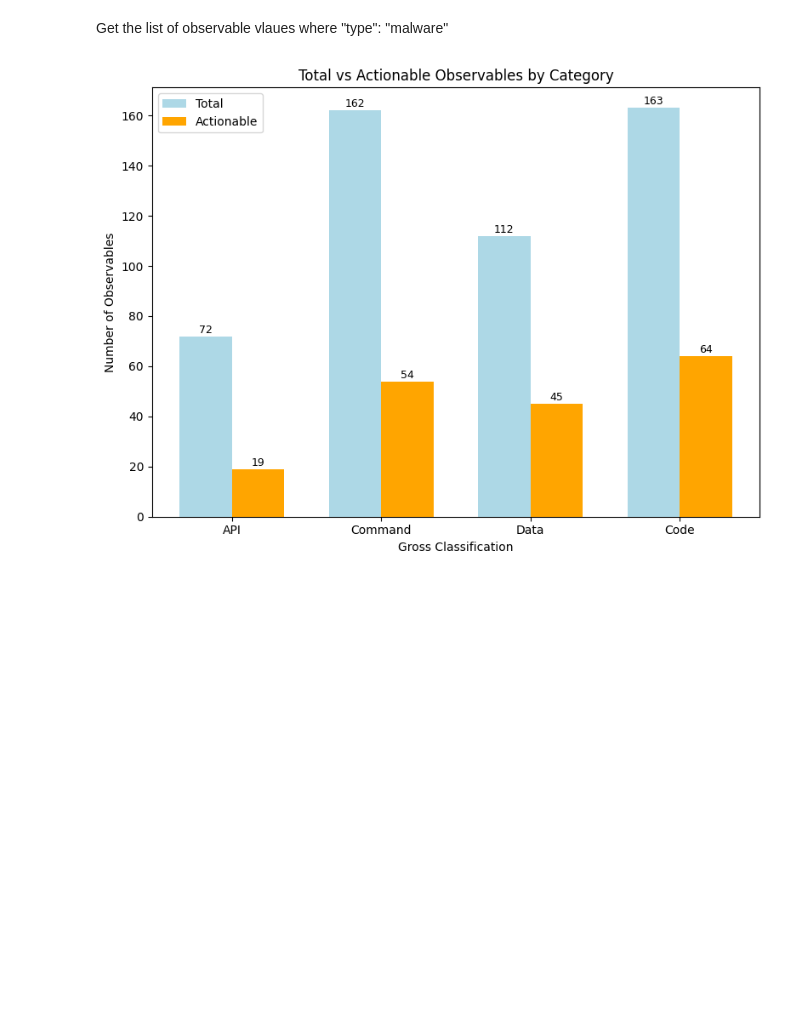
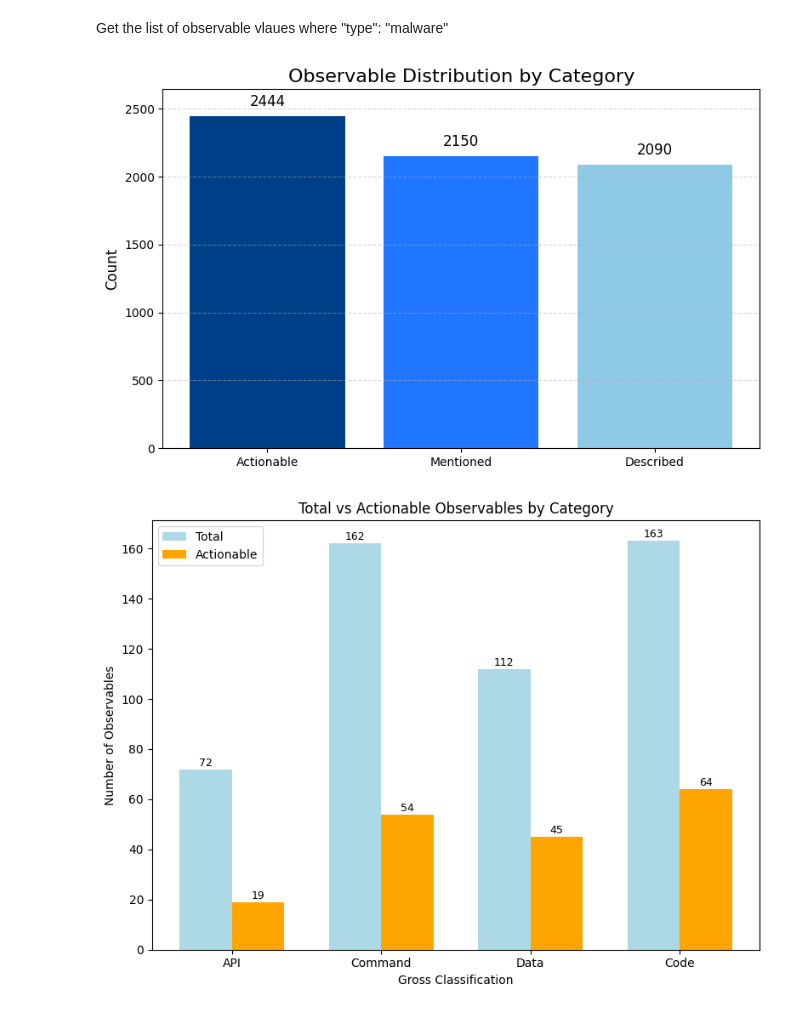
Before and after one commit to dorinhazan/FinalProject-DataScience, a Jupyter notebook: final_statistics.ipynb, the cells around one changed output. Cells and saved outputs as stored; diff of their text form; code cells hidden in the pictures; blank space fills up the shorter version.

```diff
--- a/final_statistics.ipynb
+++ b/final_statistics.ipynb
@@ -83,6 +83,33 @@ with open(removed_path, "w") as f:
 # %%
 with open("/content/filtered_obs_table_reports.json", "r") as f:
     all_observables = json.load(f)
+# %%
+# Collect all artifact_details values
+ranks = [obs.get("artifact_details") for obs in all_observables if obs.get("artifact_details")]
+
+# Count each category
+rank_counts = Counter(ranks)
+
+# Plotting
+categories = ['Actionable', 'Mentioned', 'Described']
+values = [rank_counts.get(cat, 0) for cat in categories]
+
+plt.figure(figsize=(8, 5))
+bars = plt.bar(categories, values, color=['#003f88', '#2176ff', '#8ecae6'])
+
+# Add count labels on bars
+for bar in bars:
+    yval = bar.get_height()
+    plt.text(bar.get_x() + bar.get_width()/2.0, yval + 50, f'{yval}', ha='center', va='bottom', fontsize=12)
+
+plt.title("Observable Distribution by Category", fontsize=16)
+plt.ylabel("Count", fontsize=12)
+plt.ylim(0, max(values) + 200)
+plt.grid(axis='y', linestyle='--', alpha=0.5)
+plt.tight_layout()
+plt.show()
+# %% [output]
+[figure, added]
 # %%
 # Define target gross_classification values
 target_categories = {"Code", "Data", "API", "Command"}
```
